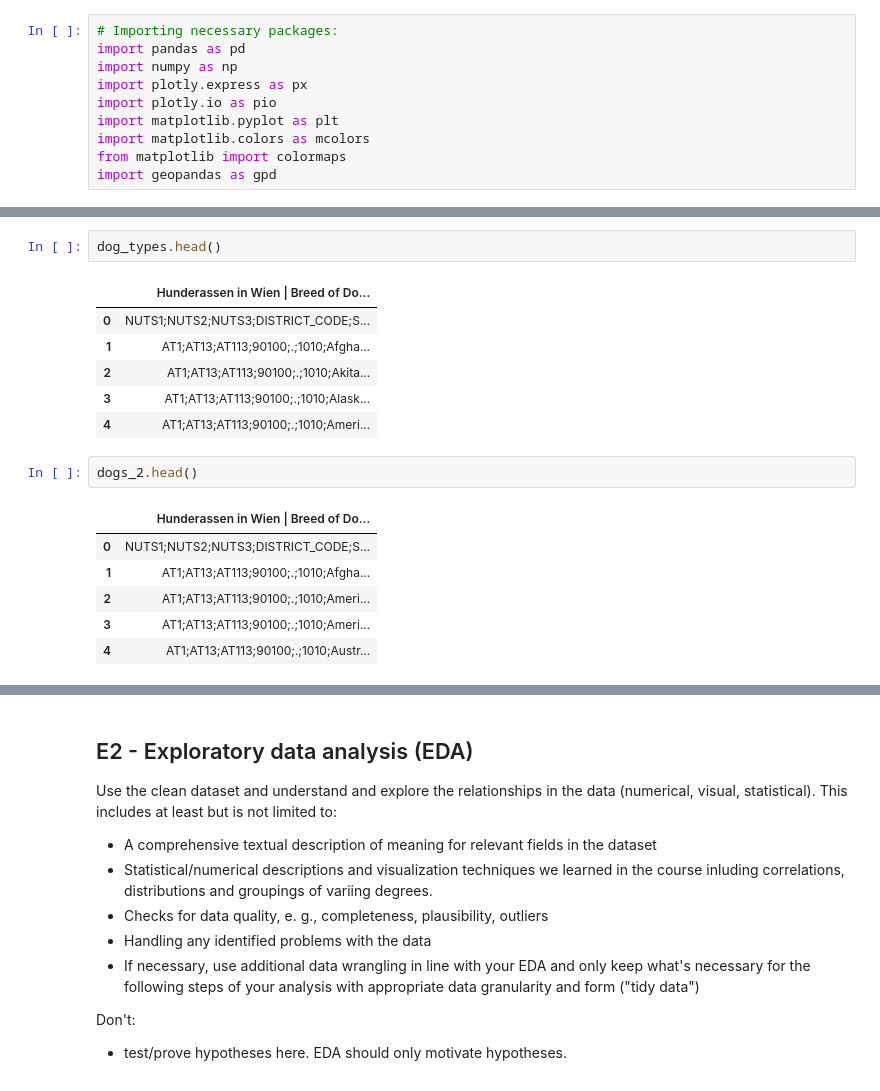
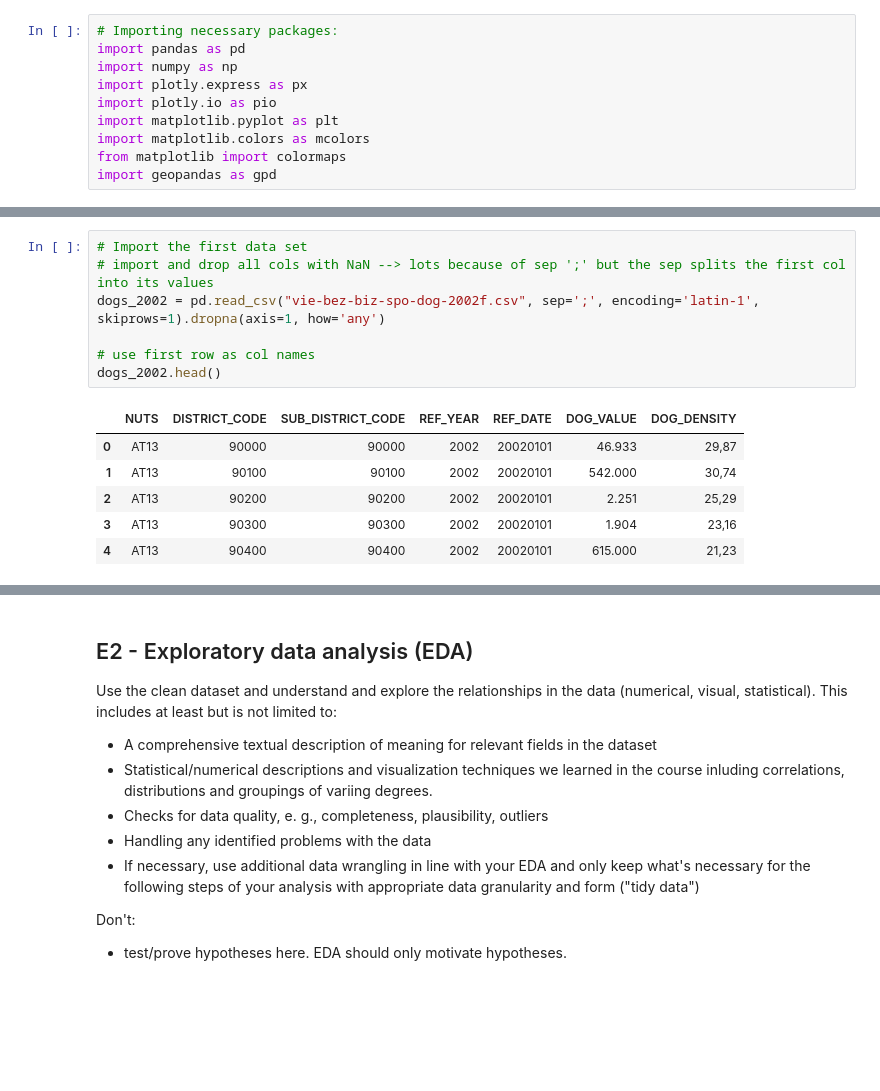
Before and after one commit to theresanother1/dee24-group-project, a Jupyter notebook: prj01.ipynb, the cells around one changed output, grey strips where cells are left out. Saved outputs shown, nothing was run; the diff lists cells and outputs as text; blank space fills up the shorter version.

```diff
--- a/prj01.ipynb
+++ b/prj01.ipynb
@@ -90,18 +75,14 @@ dogs_2002.head()
-# %%
-dog_types.head()
-# %% [output]
-|  | Hunderassen in Wien | Breed of Do... |
-| 0 | NUTS1;NUTS2;NUTS3;DISTRICT_CODE;S... |
-| 1 | AT1;AT13;AT113;90100;.;1010;Afgha... |
-| 2 | AT1;AT13;AT113;90100;.;1010;Akita... |
-| 3 | AT1;AT13;AT113;90100;.;1010;Alask... |
-| 4 | AT1;AT13;AT113;90100;.;1010;Ameri... |
-# %%
-dogs_2.head()
-# %% [output]
-|  | Hunderassen in Wien | Breed of Do... |
-| 0 | NUTS1;NUTS2;NUTS3;DISTRICT_CODE;S... |
-| 1 | AT1;AT13;AT113;90100;.;1010;Afgha... |
-| 2 | AT1;AT13;AT113;90100;.;1010;Ameri... |
-| 3 | AT1;AT13;AT113;90100;.;1010;Ameri... |
-| 4 | AT1;AT13;AT113;90100;.;1010;Austr... |
+# %%
+# Import the first data set
+# import and drop all cols with NaN --> lots because of sep ';' but the sep splits the first col into its values
+dogs_2002 = pd.read_csv("vie-bez-biz-spo-dog-2002f.csv", sep=';', encoding='latin-1', skiprows=1).dropna(axis=1, how='any')
+
+# use first row as col names
+dogs_2002.head()
+# %% [output]
+|  | NUTS | DISTRICT_CODE | SUB_DISTRICT_CODE | REF_YEAR | REF_DATE | DOG_VALUE | DOG_DENSITY |
+| 0 | AT13 | 90000 | 90000 | 2002 | 20020101 | 46.933 | 29,87 |
+| 1 | AT13 | 90100 | 90100 | 2002 | 20020101 | 542.000 | 30,74 |
+| 2 | AT13 | 90200 | 90200 | 2002 | 20020101 | 2.251 | 25,29 |
+| 3 | AT13 | 90300 | 90300 | 2002 | 20020101 | 1.904 | 23,16 |
+| 4 | AT13 | 90400 | 90400 | 2002 | 20020101 | 615.000 | 21,23 |
```
Also changed, not shown: parts of 4 cells of this notebook.
